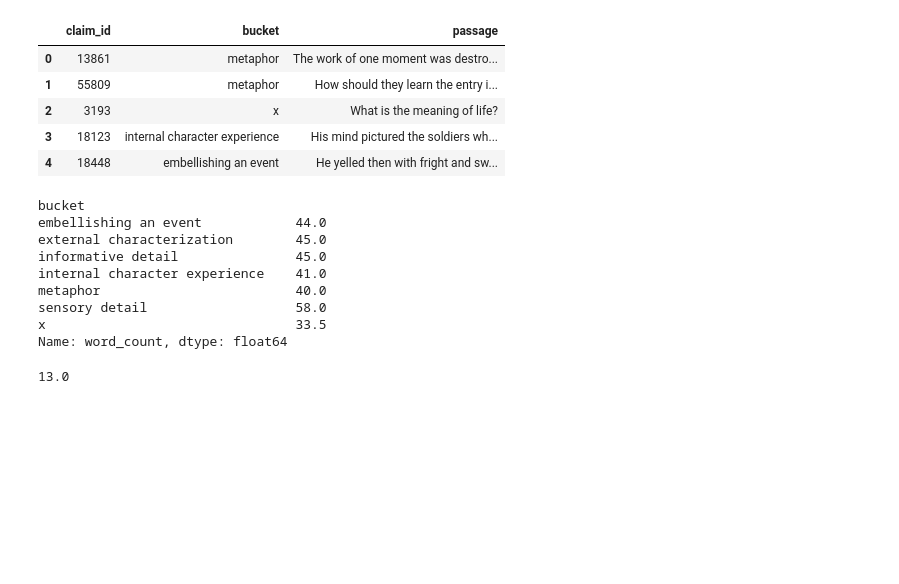
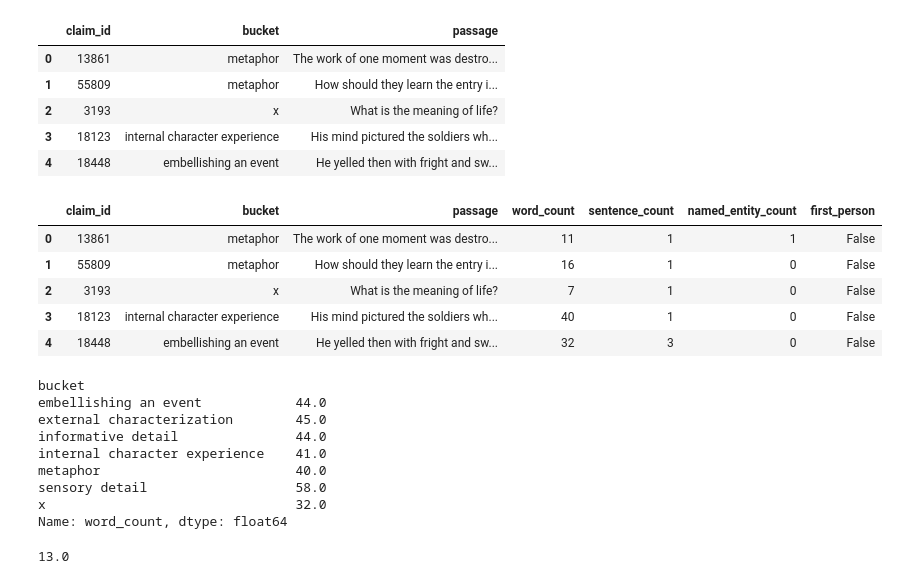
Before and after one commit to timschott/details, a Jupyter notebook: RelicAnnotationSizing.ipynb, the cells around one changed output. Cells and saved outputs as stored; diff of their text form; code cells hidden in the pictures; blank space fills up the shorter version.

```diff
--- a/RelicAnnotationSizing.ipynb
+++ b/RelicAnnotationSizing.ipynb
@@ -44,7 +44,3 @@ def get_sentence_count(passage):
 def get_entity_count(passage):
     doc = nlp(passage)
     return len(doc.ents)
-# %%
-def detect_first_person_passage(passage):
-    passage_words = word_tokenize(passage)
-    return "I" in passage_words or "me" in passage_words
@@ -53,3 +47,7 @@ detect_first_person
+# %%
+def detect_first_person_passage(passage):
+    passage_words = word_tokenize(passage)
+    return "I" in passage_words or "me" in passage_words or "we" in passage_words
 # %%
 # tally word count for each passage
 merged['word_count'] = merged.apply(lambda x: get_word_count(x.passage), axis=1)
@@ -59,6 +57,18 @@ merged['sentence_count'] = merged.apply(lambda x: get_sentence_count(x.passage),
 # %%
 # tally named entity count for each passage
 merged['named_entity_count'] = merged.apply(lambda x: get_entity_count(x.passage), axis=1)
+# %%
+# first person flag for each passage
+merged['first_person'] = merged.apply(lambda x: detect_first_person_passage(x.passage), axis=1)
+# %%
+merged.head()
+# %% [output]
+|  | claim_id | bucket | passage | word_count | sentence_count | named_entity_count | first_person |
+| 0 | 13861 | metaphor | The work of one moment was destro... | 11 | 1 | 1 | False |
+| 1 | 55809 | metaphor | How should they learn the entry i... | 16 | 1 | 0 | False |
+| 2 | 3193 | x | What is the meaning of life? | 7 | 1 | 0 | False |
+| 3 | 18123 | internal character experience | His mind pictured the soldiers wh... | 40 | 1 | 0 | False |
+| 4 | 18448 | embellishing an event | He yelled then with fright and sw... | 32 | 3 | 0 | False |
 # %%
 # word count per group
 merged.groupby(['bucket'])['word_count'].median()
@@ -66,11 +76,11 @@ merged.groupby(['bucket'])['word_count'].median()
 bucket
 embellishing an event            44.0
 external characterization        45.0
-informative detail               45.0
+informative detail               44.0
 internal character experience    41.0
 metaphor                         40.0
 sensory detail                   58.0
-x                                33.5
+x                                32.0
 Name: word_count, dtype: float64
 # %%
 # 5th percentile
```
Also changed, not shown: parts of 5 cells of this notebook.
